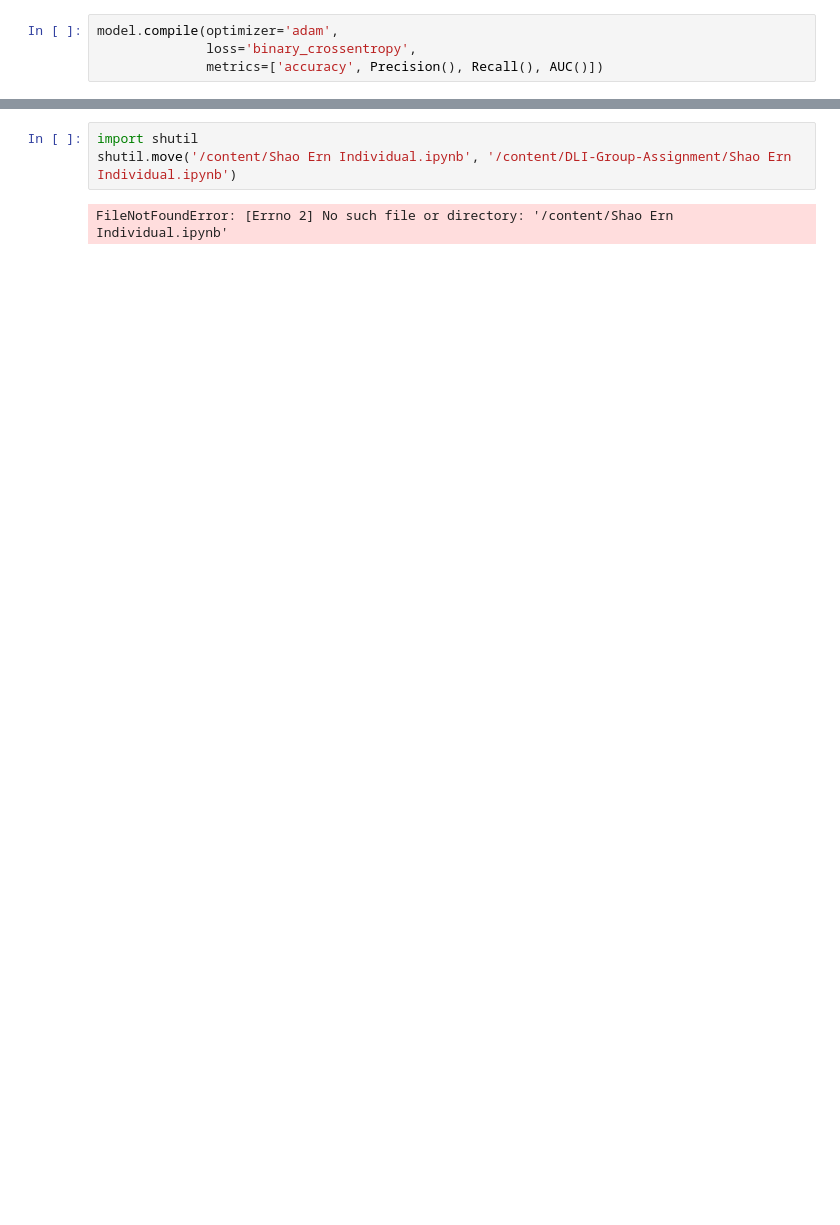
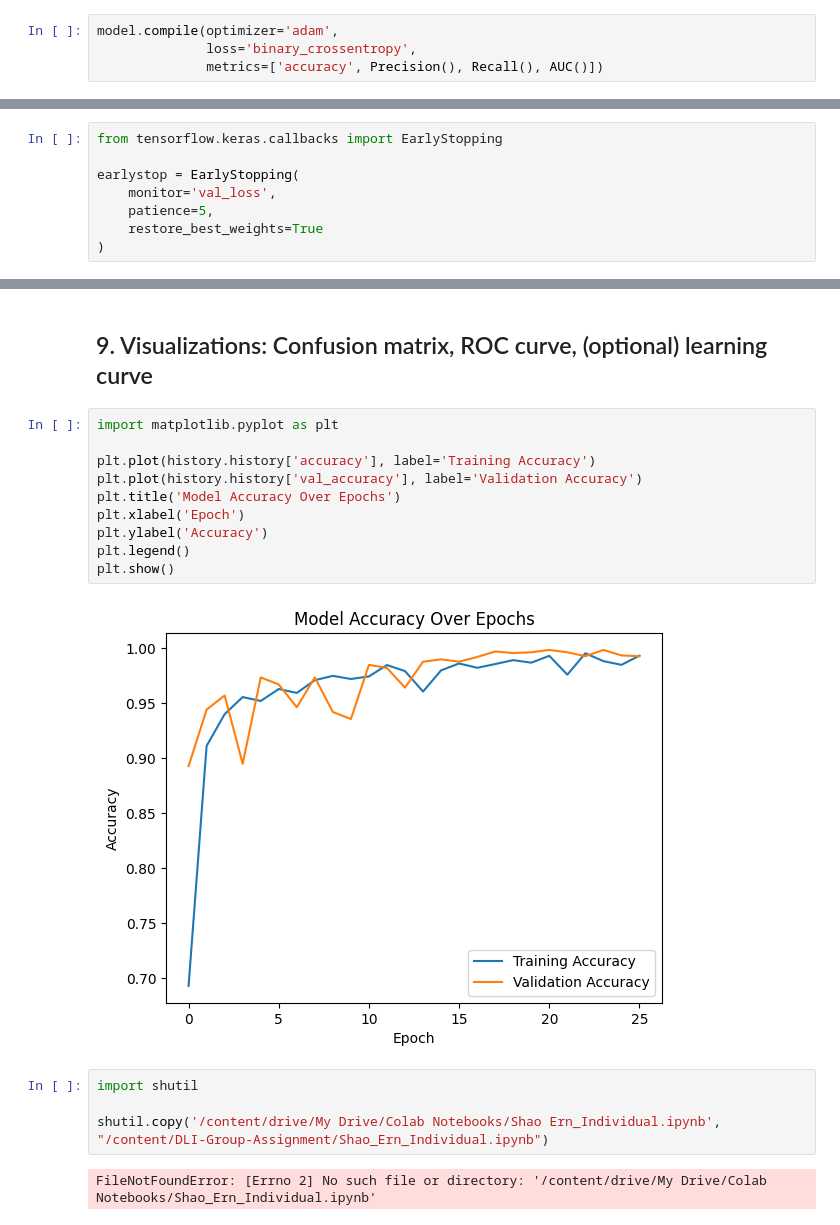
Before and after one commit to JamesTan44181/DLI-Group-Assignment, a Jupyter notebook: Shao_Ern_Individual.ipynb, the cells around one changed output, grey strips where cells are left out. Cells and saved outputs as stored; diff of their text form; blank space fills up the shorter version.

Commit message:
Update Shao_Ern_Individual.ipynb: added headers and cleaned code blocks

```diff
--- a/Shao_Ern_Individual.ipynb
+++ b/Shao_Ern_Individual.ipynb
@@ -63,0 +76,8 @@ model.compile(optimizer='adam',
+# %%
+from tensorflow.keras.callbacks import EarlyStopping
+
+earlystop = EarlyStopping(
+    monitor='val_loss',
+    patience=5,
+    restore_best_weights=True
+)
@@ -144,5 +148,20 @@ DLI-Group-Assignment  drive  sample_data
+# %% [markdown]
+## 9. Visualizations: Confusion matrix, ROC curve, (optional) learning curve
+# %%
+import matplotlib.pyplot as plt
+
+plt.plot(history.history['accuracy'], label='Training Accuracy')
+plt.plot(history.history['val_accuracy'], label='Validation Accuracy')
+plt.title('Model Accuracy Over Epochs')
+plt.xlabel('Epoch')
+plt.ylabel('Accuracy')
+plt.legend()
+plt.show()
+# %% [output]
+[figure, added]
 # %%
 import shutil
-shutil.move('/content/Shao Ern Individual.ipynb', '/content/DLI-Group-Assignment/Shao Ern Individual.ipynb')
+
+shutil.copy('/content/drive/My Drive/Colab Notebooks/Shao Ern_Individual.ipynb', "/content/DLI-Group-Assignment/Shao_Ern_Individual.ipynb")
 # %% [output]
-FileNotFoundError: [Errno 2] No such file or directory: '/content/Shao Ern Individual.ipynb'
+FileNotFoundError: [Errno 2] No such file or directory: '/content/drive/My Drive/Colab Notebooks/Shao_Ern_Individual.ipynb'
```
Also changed, not shown: parts of 15 cells of this notebook.
